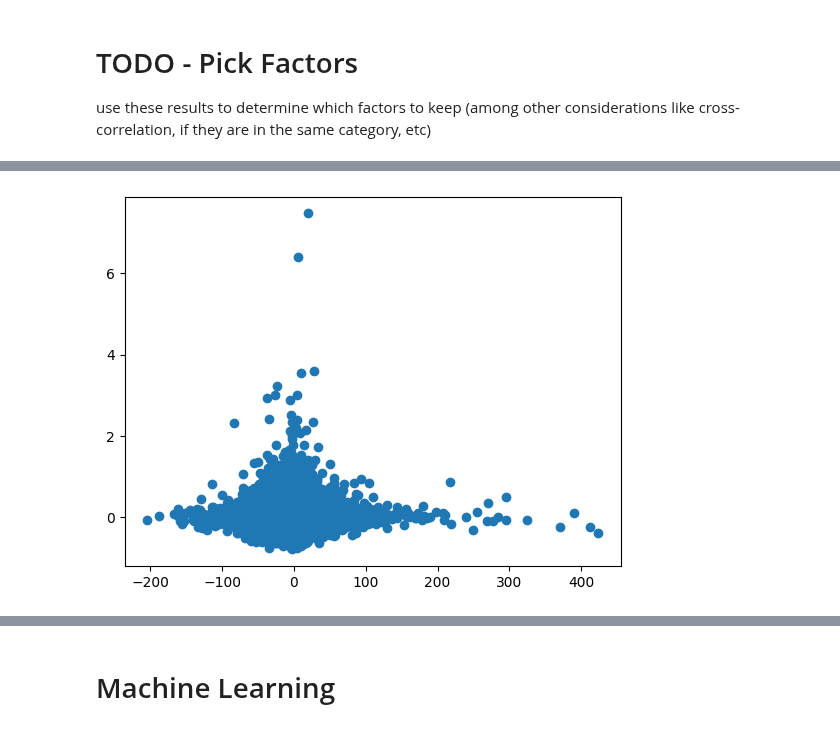
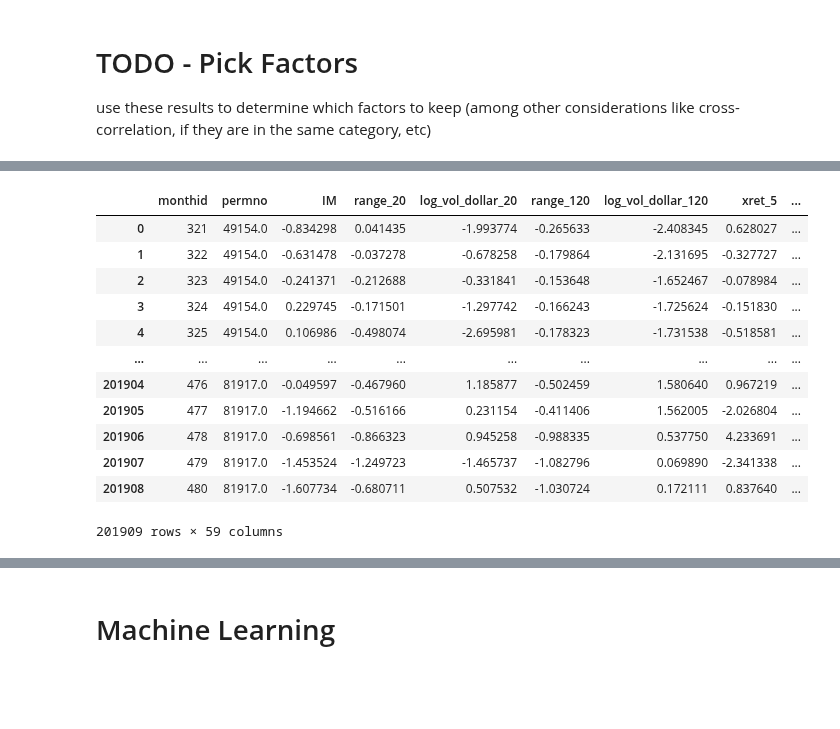
Before and after one commit to CFM-301-W23-G4/Final-Project, a Jupyter notebook: Final Project.ipynb, the cells around one changed output, grey strips where cells are left out. Saved outputs shown, nothing was run; the diff lists cells and outputs as text; code cells hidden in the pictures; blank space fills up the shorter version.

```diff
--- a/Final Project.ipynb
+++ b/Final Project.ipynb
@@ -672,16 +700,13 @@ linear_betas.describe()
 8 rows × 60 columns
 # %%
-lookup_set = set(linear_betas[['monthid', 'permno']].apply(tuple, axis=1))
-mask = all_monthly_data[['monthid', 'permno']].apply(tuple, axis=1).isin(lookup_set)
-pred_factors = all_monthly_data[mask][["monthid", "permno"] + predict_factors].set_index(["monthid", "permno"]).sort_index()
+# # Calculate predicted returns using factors and betas (dot product)
 
-lookup_set = set(pred_factors.index.values)
-mask = linear_betas[['monthid', 'permno']].apply(tuple, axis=1).isin(lookup_set)
-pred_betas = linear_betas[mask].set_index(["monthid", "permno"]).sort_index()
+# lookup_set = set(linear_betas[['monthid', 'permno']].apply(tuple, axis=1))
+# mask = all_monthly_data[['monthid', 'permno']].apply(tuple, axis=1).isin(lookup_set)
+# pred_factors = all_monthly_data[mask][["monthid", "permno"] + predict_factors].set_index(["monthid", "permno"]).sort_index()
 
-pred_returns = (pred_factors * pred_betas[predict_factors]).sum(axis=1)
+# lookup_set = set(pred_factors.index.values)
+# mask = linear_betas[['monthid', 'permno']].apply(tuple, axis=1).isin(lookup_set)
+# pred_betas = linear_betas[mask].set_index(["monthid", "permno"]).sort_index()
+
+# pred_returns = (pred_factors * pred_betas[predict_factors]).sum(axis=1) # Dot product
-# %%
-plt.scatter(x=pred_returns, y=pred_betas["RET"])
-plt.show()
-# %% [output]
-[figure, removed]
@@ -687,0 +761,38 @@ plt.show()
+# %%
+# Now we just need to get a z score for each factor measurement for each permno for each date in our validation window
+
+predict_data = all_monthly_data[all_monthly_data["monthid"].isin(validation_range)]
+
+z_scores_dict = {"monthid": [], "permno": []}
+for factor in predict_factors:
+    z_scores_dict[factor] = []
+
+for permno in permnos:
+    permno_factor_data = predict_data[predict_data["permno"] == permno]
+
+    factor_z_scores = {}
+    for factor in predict_factors:
+        factor_z_scores[factor] = list(stats.zscore(list(permno_factor_data[factor])))
+
+    for i, monthid in enumerate(list(permno_factor_data["monthid"])):
+        z_scores_dict["monthid"].append(monthid)
+        z_scores_dict["permno"].append(permno)
+        for factor in predict_factors:
+            z_scores_dict[factor].append(factor_z_scores[factor][i] if not np.isnan(factor_z_scores[factor][i]) else 0)
+# %%
+factor_z_scores = pd.DataFrame(z_scores_dict)
+factor_z_scores
+# %% [output]
+|  | monthid | permno | IM | range_20 | log_vol_dollar_20 | range_120 | log_vol_dollar_120 | xret_5 | ... |
+| 0 | 321 | 49154.0 | -0.834298 | 0.041435 | -1.993774 | -0.265633 | -2.408345 | 0.628027 | ... |
+| 1 | 322 | 49154.0 | -0.631478 | -0.037278 | -0.678258 | -0.179864 | -2.131695 | -0.327727 | ... |
+| 2 | 323 | 49154.0 | -0.241371 | -0.212688 | -0.331841 | -0.153648 | -1.652467 | -0.078984 | ... |
+| 3 | 324 | 49154.0 | 0.229745 | -0.171501 | -1.297742 | -0.166243 | -1.725624 | -0.151830 | ... |
+| 4 | 325 | 49154.0 | 0.106986 | -0.498074 | -2.695981 | -0.178323 | -1.731538 | -0.518581 | ... |
+| ... | ... | ... | ... | ... | ... | ... | ... | ... | ... |
+| 201904 | 476 | 81917.0 | -0.049597 | -0.467960 | 1.185877 | -0.502459 | 1.580640 | 0.967219 | ... |
+| 201905 | 477 | 81917.0 | -1.194662 | -0.516166 | 0.231154 | -0.411406 | 1.562005 | -2.026804 | ... |
+| 201906 | 478 | 81917.0 | -0.698561 | -0.866323 | 0.945258 | -0.988335 | 0.537750 | 4.233691 | ... |
+| 201907 | 479 | 81917.0 | -1.453524 | -1.249723 | -1.465737 | -1.082796 | 0.069890 | -2.341338 | ... |
+| 201908 | 480 | 81917.0 | -1.607734 | -0.680711 | 0.507532 | -1.030724 | 0.172111 | 0.837640 | ... |
+201909 rows × 59 columns
```
Also changed, not shown: parts of 13 cells of this notebook.
